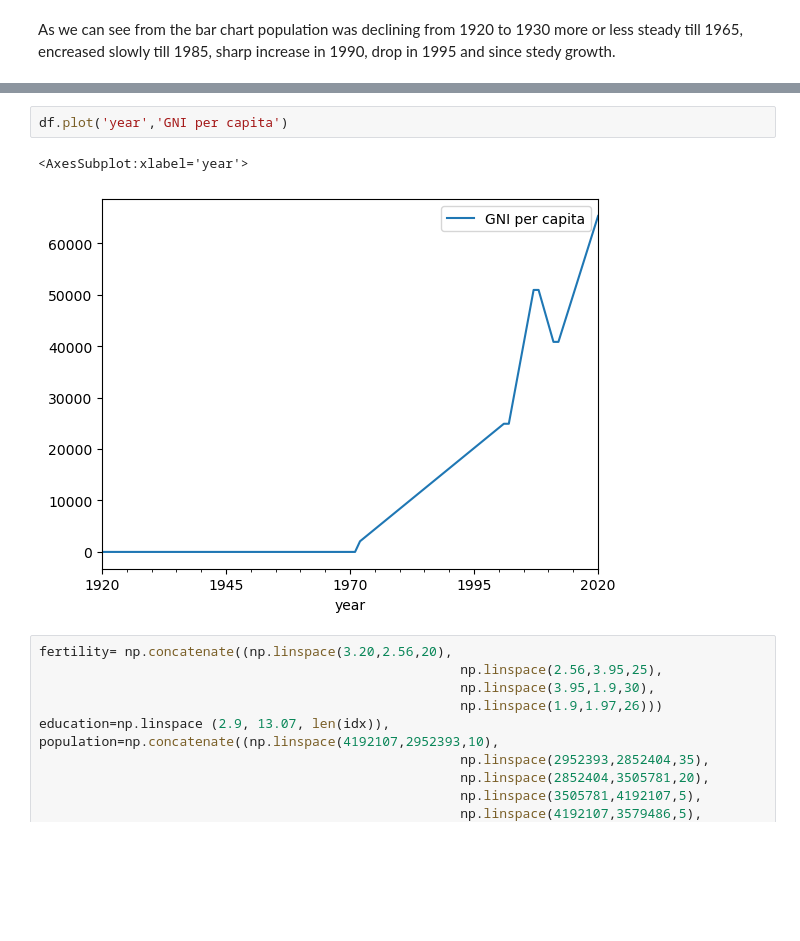
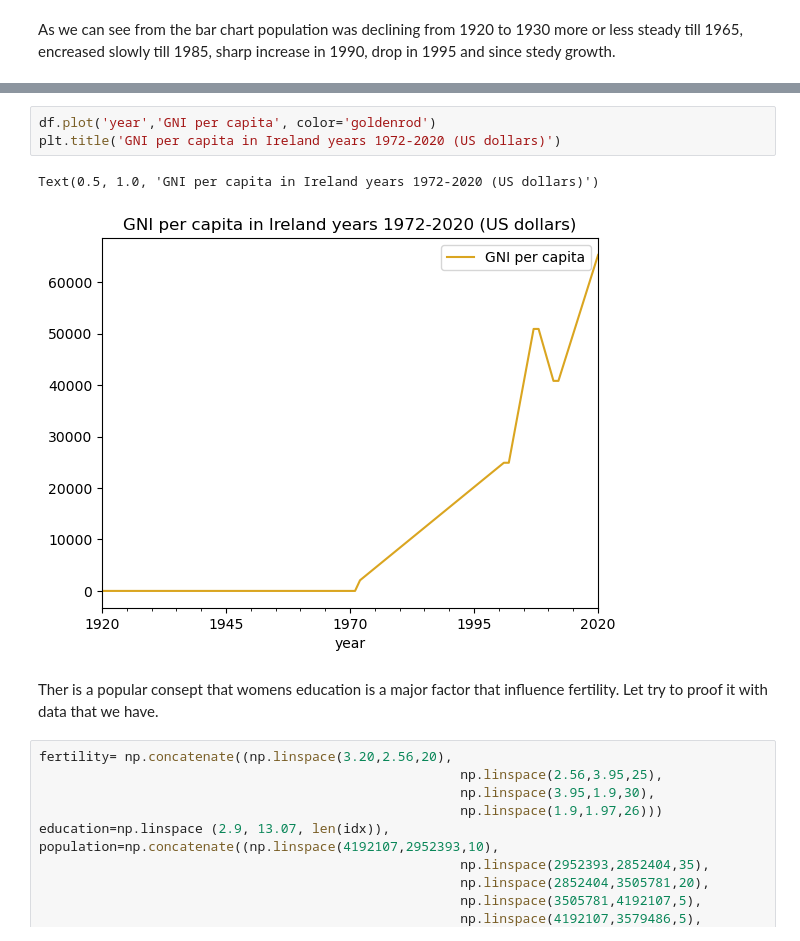
Before and after one commit to OlgaKnut/Programming-for-Data-Analysis-Project-1, a Jupyter notebook: pfda_project_1.ipynb, the cells around one changed output, grey strips where cells are left out. Saved outputs shown, nothing was run; the diff lists cells and outputs as text; blank space fills up the shorter version.

Commit message:
Titles and lables

```diff
--- a/pfda_project_1.ipynb
+++ b/pfda_project_1.ipynb
@@ -111,8 +137,12 @@ df.plot('year','population')
 # %%
-df.plot('year','GNI per capita')
+df.plot('year','GNI per capita', color='goldenrod')
+plt.title('GNI per capita in Ireland years 1972-2020 (US dollars)')
 # %% [output]
-<AxesSubplot:xlabel='year'>
+Text(0.5, 1.0, 'GNI per capita in Ireland years 1972-2020 (US dollars)')
-[figure, old version]
+[figure, new version]
+# %% [markdown]
+Ther is a popular consept that womens education is a major factor that influence fertility.
+Let try to proof it with data that we have.
 # %%
 fertility= np.concatenate((np.linspace(3.20,2.56,20),
                                                       np.linspace(2.56,3.95,25),
```
Also changed, not shown: parts of 26 cells of this notebook.
